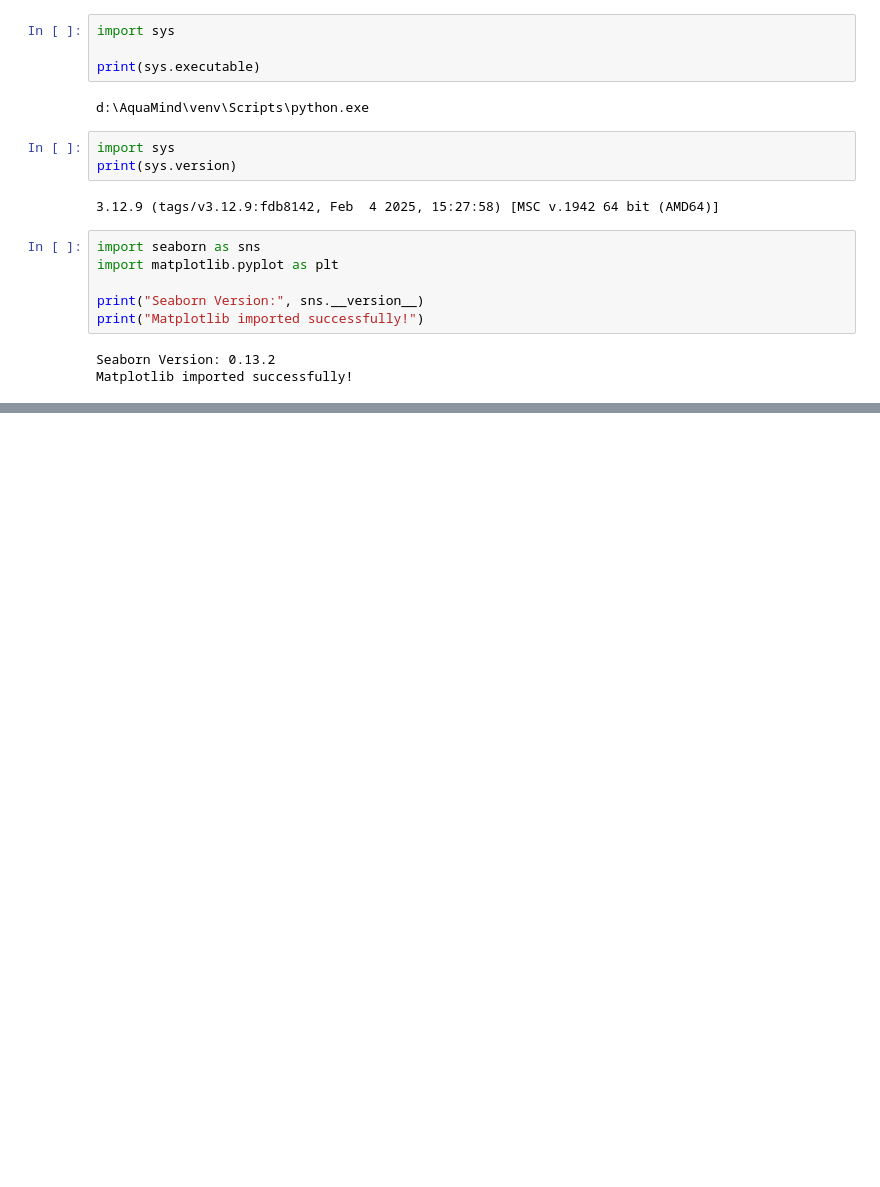
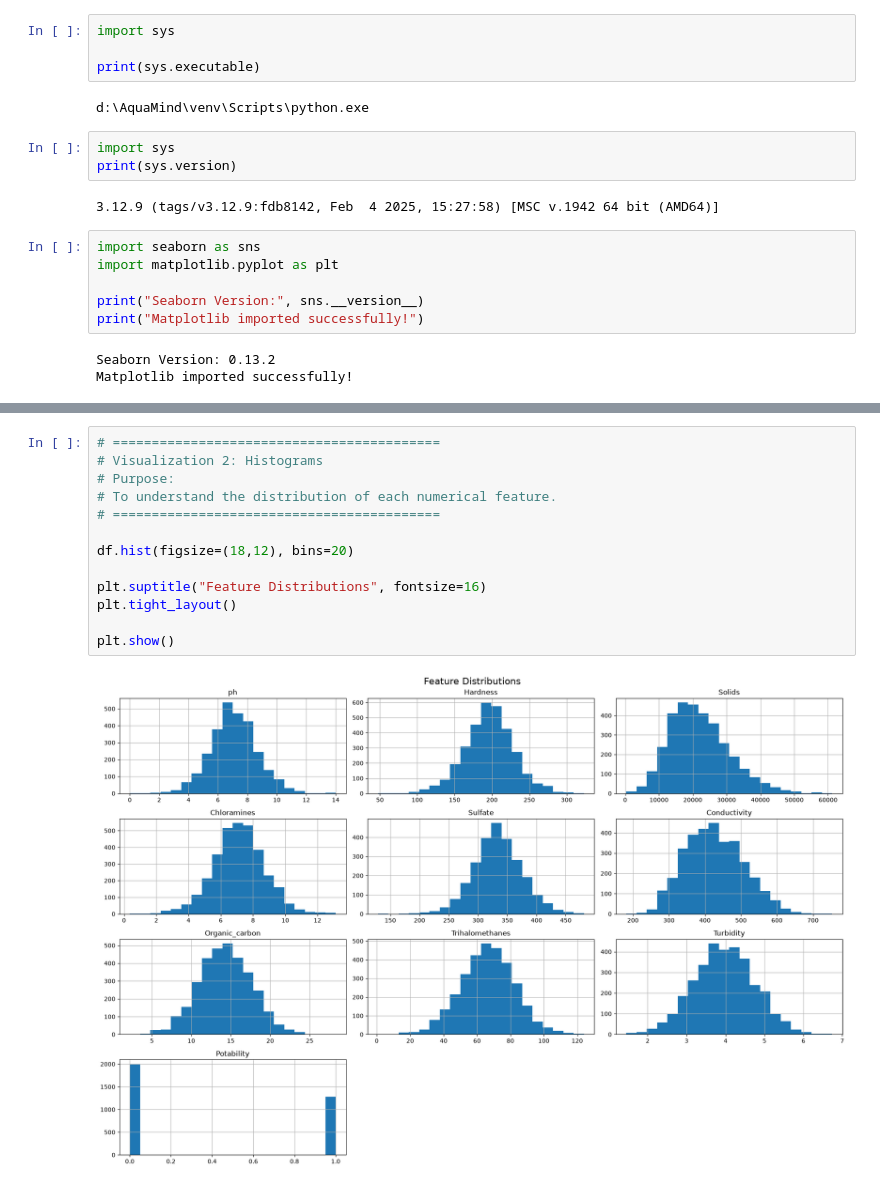
Before and after one commit to Praveen420-DS/AquaMind, a Jupyter notebook: notebooks/01_water_quality_eda.ipynb, the cells around one changed output, grey strips where cells are left out. Drawn from its saved outputs; the diff is of its cells as text; blank space fills up the shorter version.

```diff
--- a/notebooks/01_water_quality_eda.ipynb
+++ b/notebooks/01_water_quality_eda.ipynb
@@ -133,0 +153,15 @@ Matplotlib imported successfully!
+# %%
+# ==========================================
+# Visualization 2: Histograms
+# Purpose:
+# To understand the distribution of each numerical feature.
+# ==========================================
+
+df.hist(figsize=(18,12), bins=20)
+
+plt.suptitle("Feature Distributions", fontsize=16)
+plt.tight_layout()
+
+plt.show()
+# %% [output]
+[figure, added]
```
Also changed, not shown: parts of 5 cells of this notebook.
